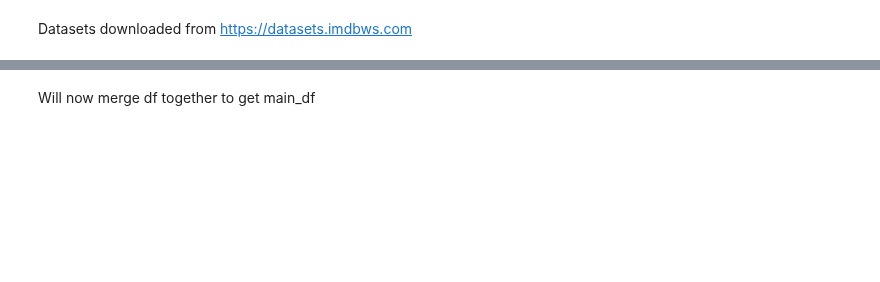
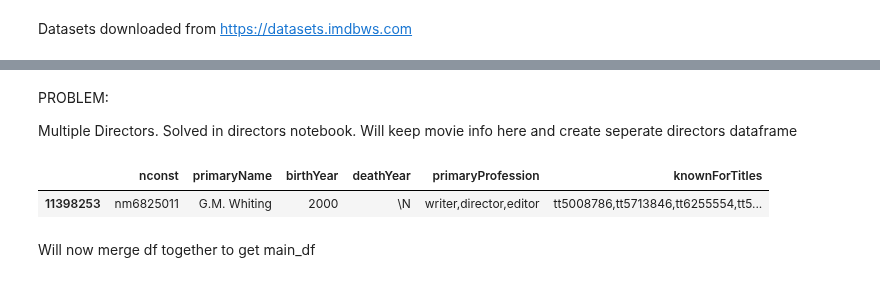
Before and after one commit to ParkerHar/Popular-Movie-Analysis, a Jupyter notebook: movie_data_merge.ipynb, the cells around one changed output, grey strips where cells are left out. Cells and saved outputs as stored; diff of their text form; code cells hidden in the pictures; blank space fills up the shorter version.

```diff
--- a/movie_data_merge.ipynb
+++ b/movie_data_merge.ipynb
@@ -27,9 +27,18 @@ ratings_df = pd.read_csv('/Users/parkerharalds/Downloads/title.ratings.tsv', del
 # %%
 cast_df = pd.read_csv('/Users/parkerharalds/Downloads/title.crew.tsv', delimiter='\t')
 # cast_df
+# %% [markdown]
+PROBLEM:
+
+Multiple Directors. Solved in directors notebook. Will keep movie info here and create seperate directors dataframe
 # %%
 name_df = pd.read_csv('/Users/parkerharalds/Downloads/name.basics.tsv', delimiter='\t')
 # name_df
+# %%
+name_df[name_df['primaryName']=='G.M. Whiting']
+# %% [output]
+|  | nconst | primaryName | birthYear | deathYear | primaryProfession | knownForTitles |
+| 11398253 | nm6825011 | G.M. Whiting | 2000 | \N | writer,director,editor | tt5008786,tt5713846,tt6255554,tt5... |
 # %% [markdown]
 Will now merge df together to get main_df
 # %%
```
